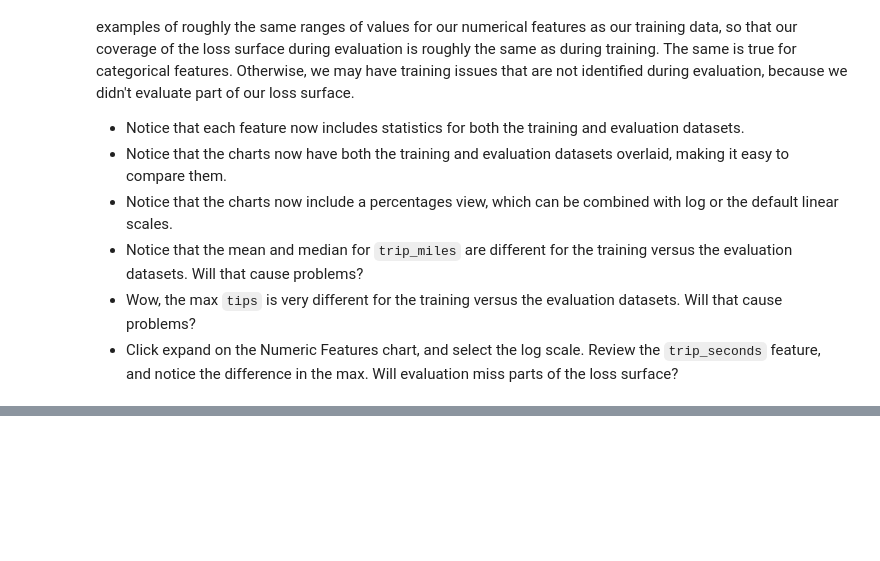
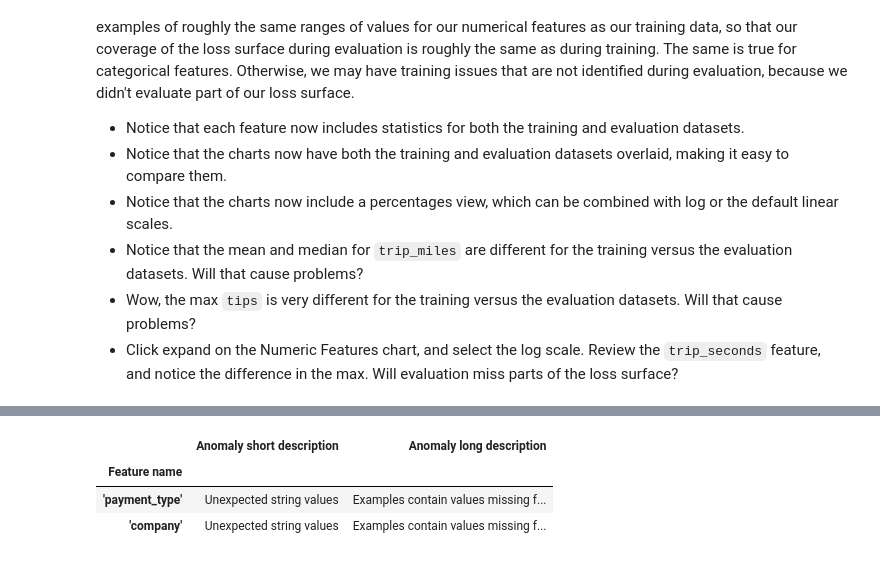
Before and after one commit to pengfei99/TensorFlowDataValidation, a Jupyter notebook: TFDV_example.ipynb, the cells around one changed output, grey strips where cells are left out. Saved outputs shown, nothing was run; the diff lists cells and outputs as text; code cells hidden in the pictures; blank space fills up the shorter version.

```diff
--- a/TFDV_example.ipynb
+++ b/TFDV_example.ipynb
@@ -149,0 +159,9 @@ tfdv.visualize_statistics(lhs_statistics=eval_stats, rhs_statistics=train_stats,
+# %%
+# Check eval data for errors by validating the eval data stats using the previously inferred schema.
+anomalies = tfdv.validate_statistics(statistics=eval_stats, schema=schema)
+tfdv.display_anomalies(anomalies)
+# %% [output]
+|  | Anomaly short description | Anomaly long description |
+| Feature name |  |  |
+| 'payment_type' | Unexpected string values | Examples contain values missing f... |
+| 'company' | Unexpected string values | Examples contain values missing f... |
```
Also changed, not shown: parts of 20 cells of this notebook.
